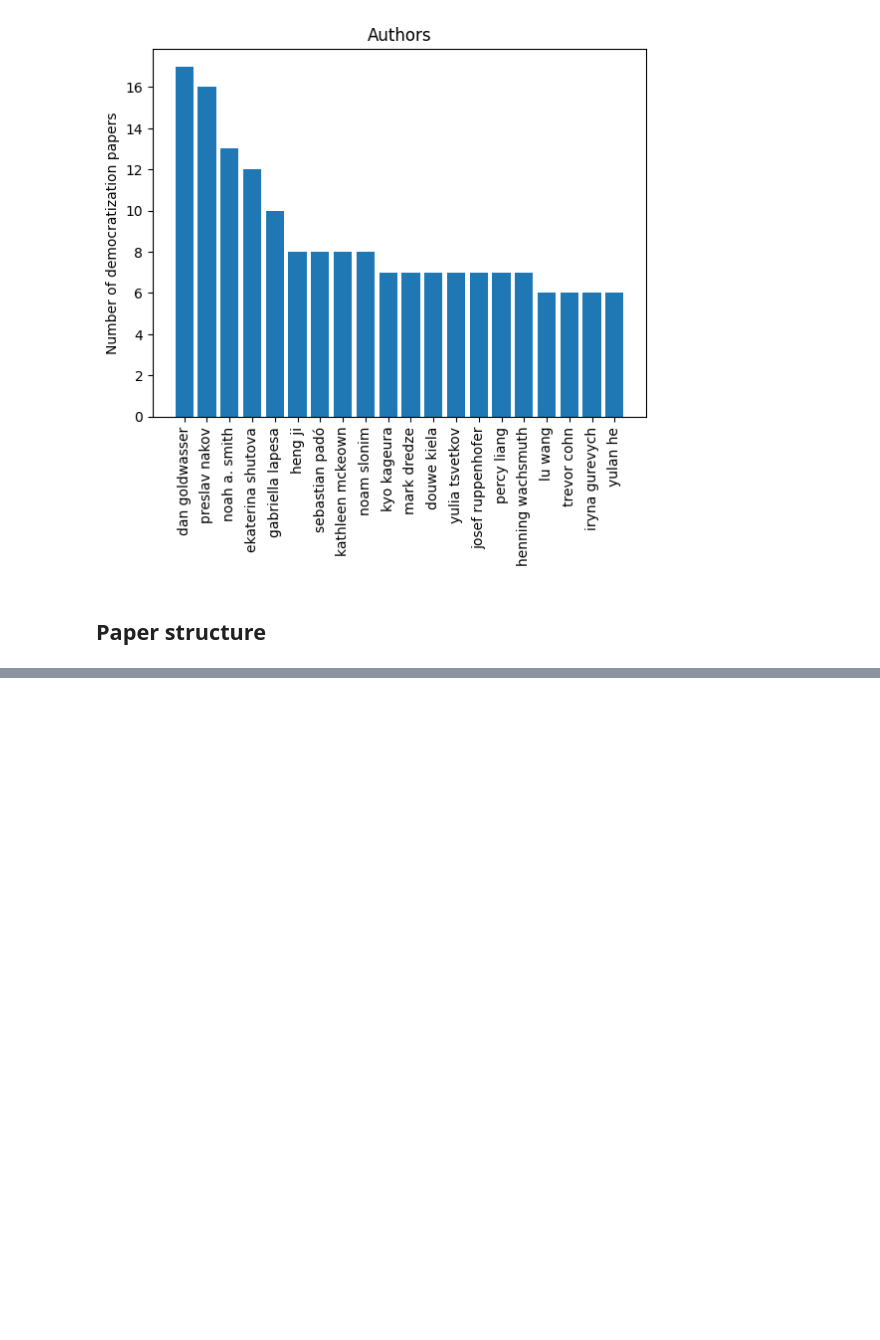
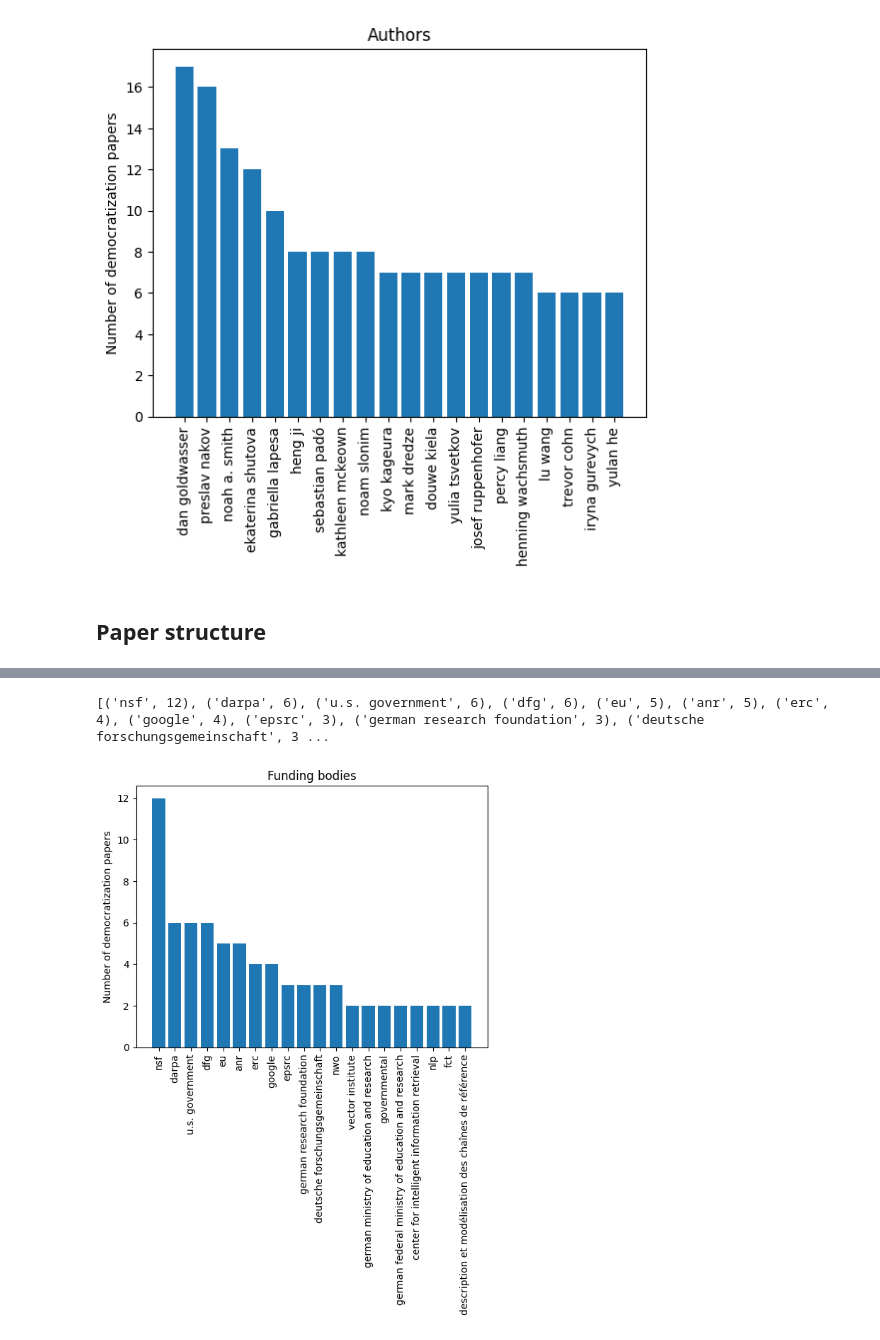
Before and after one commit to ArjunSubramonian/democratization-nlp, a Jupyter notebook: explore-papers.ipynb, the cells around one changed output, grey strips where cells are left out. Cells and saved outputs as stored; diff of their text form; code cells hidden in the pictures; blank space fills up the shorter version.

Commit message:
funding extraction

```diff
--- a/explore-papers.ipynb
+++ b/explore-papers.ipynb
@@ -389,0 +526,25 @@ plt.show()
+# %%
+all_acks = []
+num_paper_with_acks = 0
+
+for index, row in df.iterrows():
+    if row['content']['grobid']['annotations']['section_header']:
+        section_headers = ast.literal_eval(row['content']['grobid']['annotations']['section_header'])
+
+        prev_end = None
+        for header in section_headers:
+            start, end = header['start'], header['end']
+            if type(start) != int:
+                start = int(start)
+            if type(end) != int:
+                end = int(end)
+
+            if prev_end is not None:
+                ack = row['content']['grobid']['contents'][prev_end:start].replace("-\n", "").replace("\n", "").strip()
+                all_acks.append(ack)
+                break
+
+            curr_header = row['content']['grobid']['contents'][start:end]
+            if "Acknowledg" in curr_header or "Funding" in curr_header or "Disclosure" in curr_header:
+                num_paper_with_acks += 1
+                prev_end = end
@@ -389,0 +622,14 @@ plt.show()
+# %%
+count_orgs = count_acks(all_acks, parses, ent_type="ORG")
+print(count_orgs.most_common(20))
+
+acks_plot_data = list(zip(*count_orgs.most_common(k)))
+plt.bar(list(acks_plot_data[0]), list(acks_plot_data[1]))
+for tick in plt.gca().get_xticklabels():
+    tick.set_rotation(90)
+plt.ylabel('Number of democratization papers')
+plt.title('Funding bodies')
+plt.show()
+# %% [output]
+[('nsf', 12), ('darpa', 6), ('u.s. government', 6), ('dfg', 6), ('eu', 5), ('anr', 5), ('erc', 4), ('google', 4), ('epsrc', 3), ('german research foundation', 3), ('deutsche forschungsgemeinschaft', 3 ...
+[figure, added]
```
Also changed, not shown: parts of 13 cells of this notebook.
